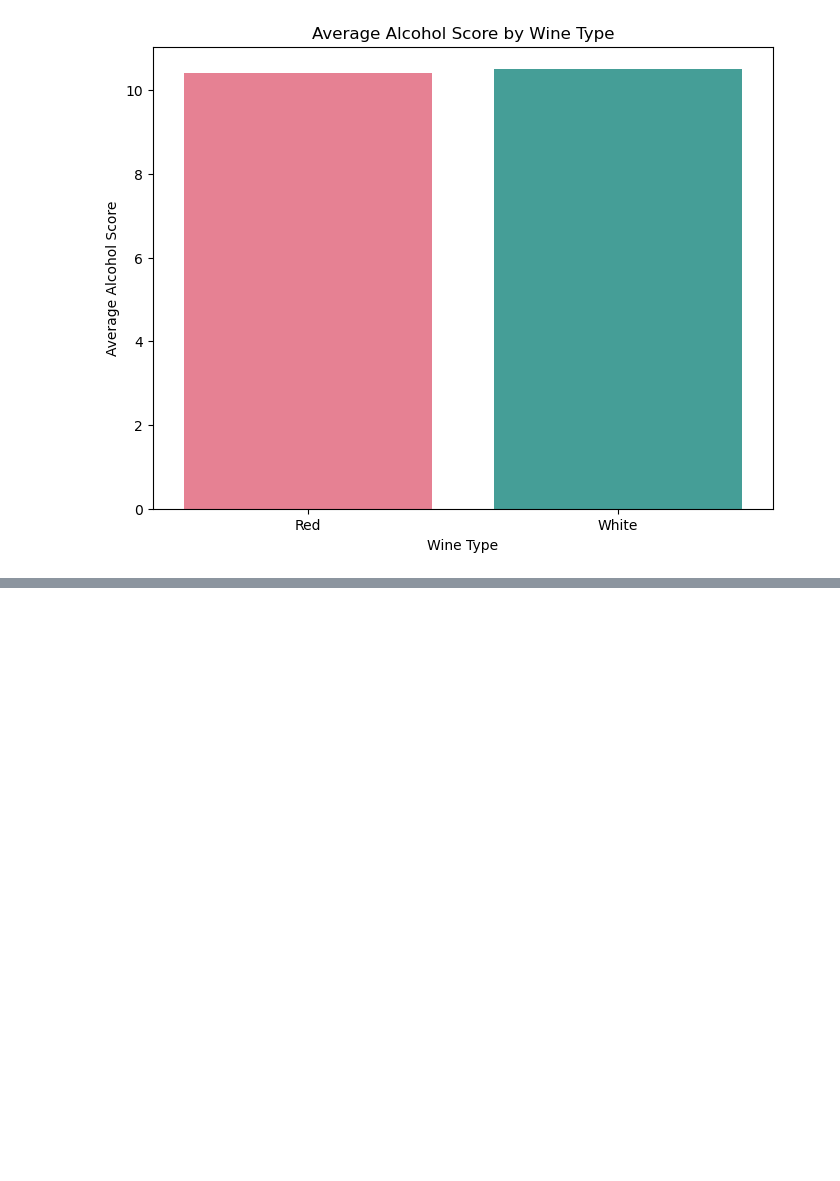
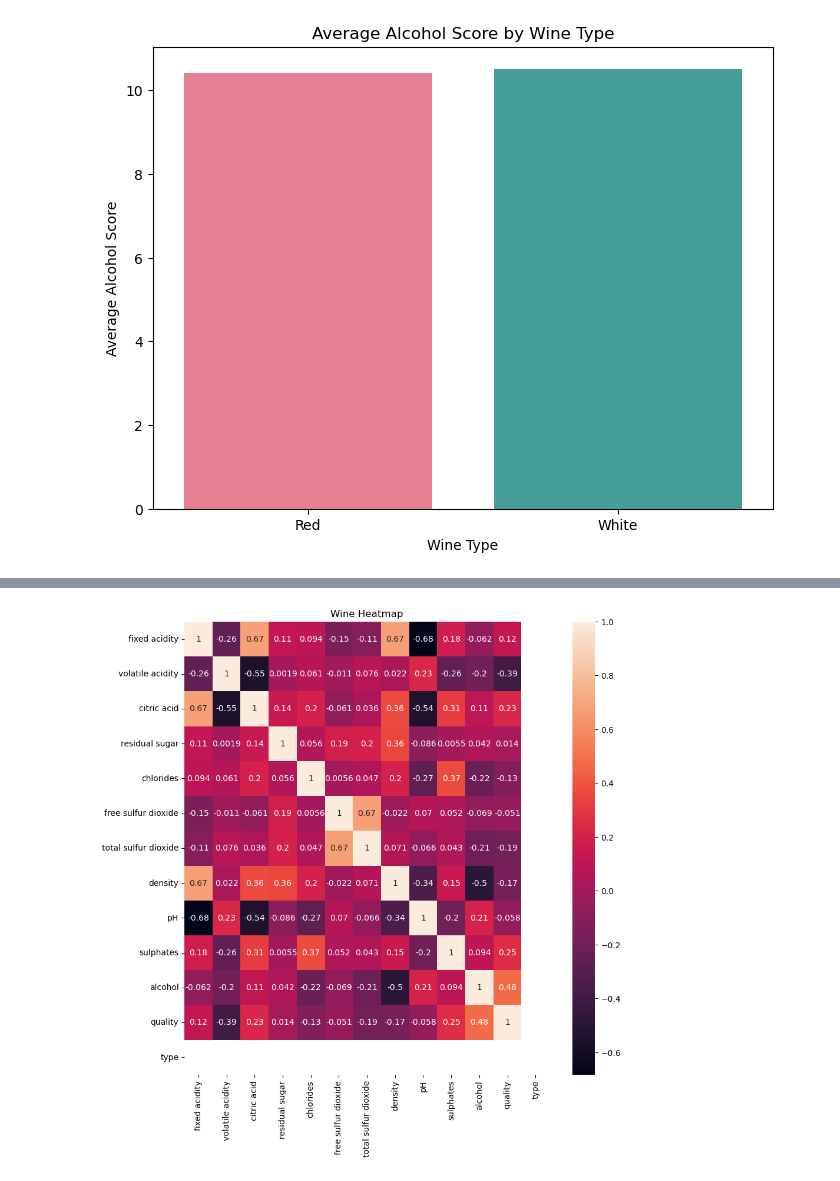
Before and after one commit to Toebzy/Mini-Project-2, a Jupyter notebook: MP2/Untitled.ipynb, the cells around one changed output, grey strips where cells are left out. Cells and saved outputs as stored; diff of their text form; code cells hidden in the pictures; blank space fills up the shorter version.

```diff
--- a/MP2/Untitled.ipynb
+++ b/MP2/Untitled.ipynb
@@ -400,0 +320,9 @@ normalized_wine.sample(10)
+# %%
+plt.figure(figsize = (10,10))
+sns.heatmap(wqr.corr(), annot=True)
+
+plt.title('Wine Heatmap')
+
+plt.show()
+# %% [output]
+[figure, added]
```
Also changed, not shown: parts of 59 cells of this notebook.
